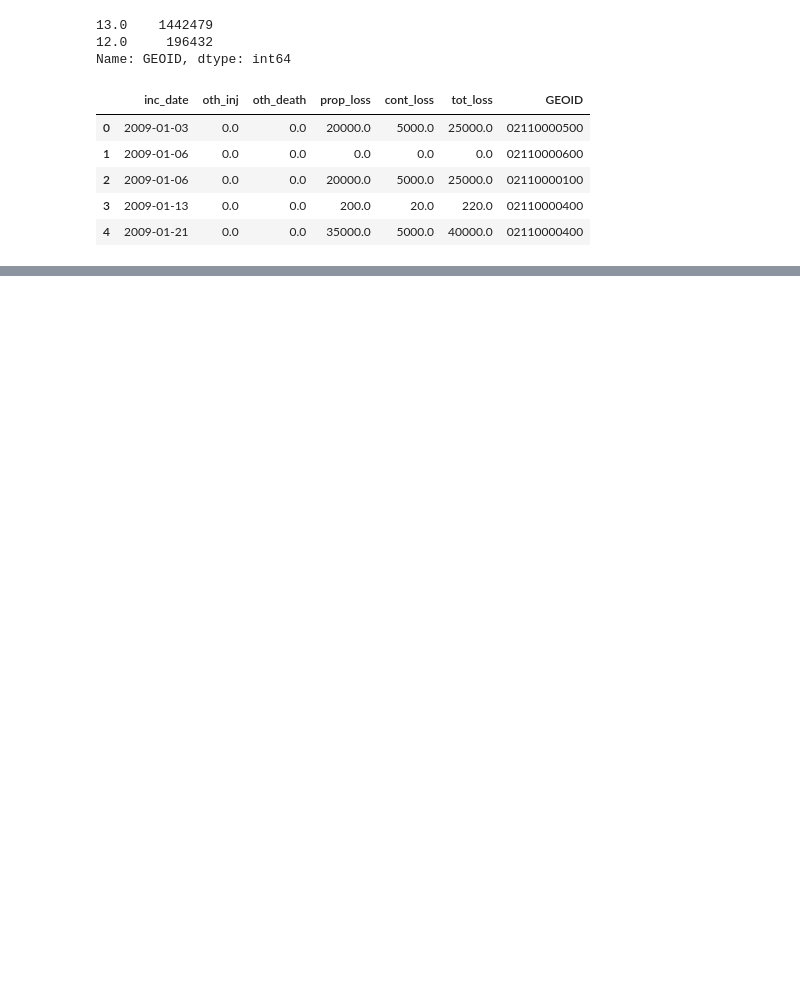
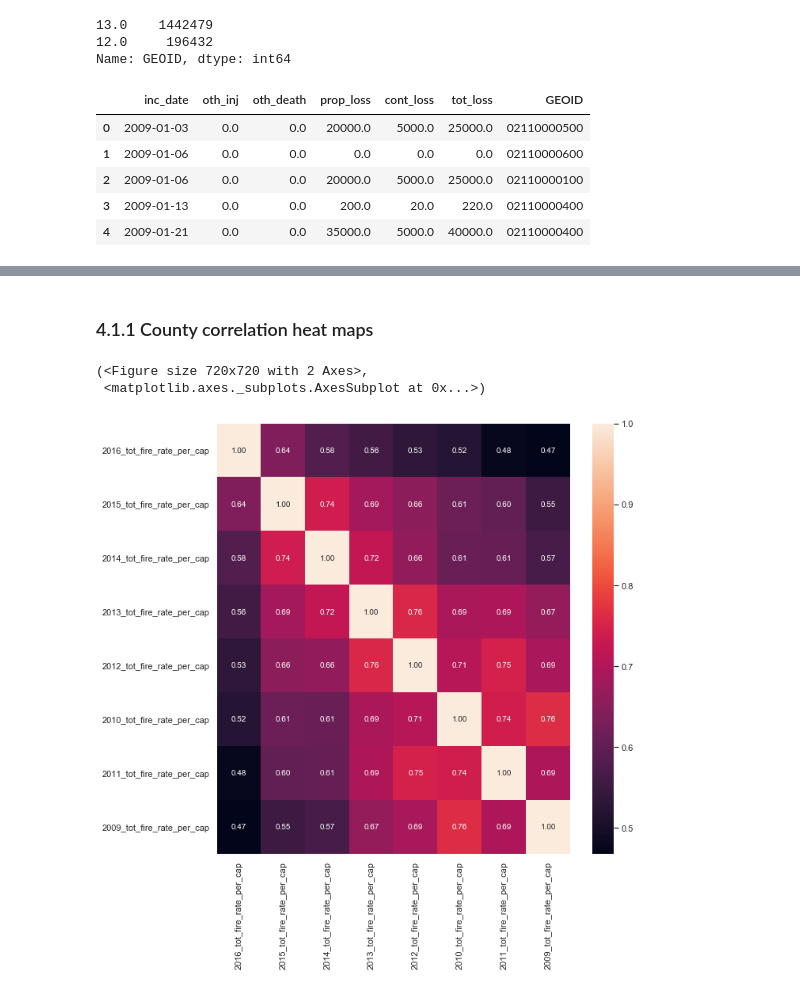
Before and after one commit to thwhitfield/red_cross, a Jupyter notebook: notebooks/a_02_nfirs_svi_data.ipynb, the cells around one changed output, grey strips where cells are left out. Cells and saved outputs as stored; diff of their text form; code cells hidden in the pictures; blank space fills up the shorter version.

```diff
--- a/notebooks/a_02_nfirs_svi_data.ipynb
+++ b/notebooks/a_02_nfirs_svi_data.ipynb
@@ -326,0 +178,42 @@ svi2016_withfires[['fire_rate_per_capita','severe_fire_rate_per_capita']].boxplo
+# %%
+# Do frequency counts based on the year & the number of severe vs non-severe fires
+nfirs_tracts = pd.crosstab(nfirs['GEOID'],[nfirs['year'],nfirs['severe_fire']])
+
+# Iterate through years and calculate the total number of fires
+for year in nfirs['year'].unique():
+    nfirs_tracts[(year,'tot_fires')] = nfirs_tracts[(year,'not_sev_fire')] + nfirs_tracts[(year,'sev_fire')]
+
+# Sort the columns
+nfirs_tracts = nfirs_tracts[sorted(nfirs_tracts.columns)]
+
+# data already aggregated by census tract, so simply select the columns to merge
+svi2016_tracts = svi2016[['FIPS','ST_ABBR','COUNTY','LOCATION','E_TOTPOP']].set_index('FIPS')
+
+# add nfirs data to svi data and insure it's a one-to-one merge
+nfirs_svi_tracts = svi2016_tracts.merge(nfirs_tracts,how='left',left_index=True,right_index=True, validate='one_to_one')
+
+nfirs_svi_tracts_rates = nfirs_svi_tracts[['ST_ABBR','COUNTY','LOCATION','E_TOTPOP']].copy()
+
+# Calculate the per capita fire rates
+for year in [2009,2010,2011,2012,2013,2014,2015,2016]:
+    nfirs_svi_tracts_rates[str(year) + '_tot_fire_rate_per_cap'] = nfirs_svi_tracts[(year,'tot_fires')] / nfirs_svi_tracts['E_TOTPOP']
+    nfirs_svi_tracts_rates[str(year) + '_sev_fire_rate_per_cap'] = nfirs_svi_tracts[(year,'sev_fire')] / nfirs_svi_tracts['E_TOTPOP']
+
+nfirs_svi_tracts_rates.index.name = 'GEOID'
+
+# create list of severe columns & total columns
+sev_cols = nfirs_svi_tracts_rates.columns[nfirs_svi_tracts_rates.columns.str.contains('sev_')]
+tot_cols = nfirs_svi_tracts_rates.columns[nfirs_svi_tracts_rates.columns.str.contains('tot_')]
+
+# calculate mean and standard deviation from 2009-2016
+nfirs_svi_tracts_rates['avg_sev_fire_rate_per_cap'] = nfirs_svi_tracts_rates[sev_cols].mean(axis=1)
+nfirs_svi_tracts_rates['std_sev_fire_rate_per_cap'] = nfirs_svi_tracts_rates[sev_cols].std(axis=1)
+nfirs_svi_tracts_rates['avg_tot_fire_rate_per_cap'] = nfirs_svi_tracts_rates[tot_cols].mean(axis=1)
+nfirs_svi_tracts_rates['std_tot_fire_rate_per_cap'] = nfirs_svi_tracts_rates[tot_cols].std(axis=1)
+
+# Rearrange columns
+first_cols = ['ST_ABBR','COUNTY','E_TOTPOP','LOCATION','avg_tot_fire_rate_per_cap','std_tot_fire_rate_per_cap',
+              'avg_sev_fire_rate_per_cap','std_sev_fire_rate_per_cap']
+cols = list(nfirs_svi_tracts_rates.columns)
+cols = first_cols + [col for col in cols if col not in first_cols]
+nfirs_svi_tracts_rates = nfirs_svi_tracts_rates[cols]
@@ -364,0 +262,8 @@ X1_test_scaled = scaler.transform(X1_test)
+# %% [markdown]
+### 4.1.1 County correlation heat maps
+# %%
+plot_correlation_matrix_heat_map(nfirs_svi_counties_rates[tot_cols],'2016_tot_fire_rate_per_cap')
+# %% [output]
+(<Figure size 720x720 with 2 Axes>,
+ <matplotlib.axes._subplots.AxesSubplot at 0x...>)
+[figure, added]
```
Also changed, not shown: parts of 69 cells of this notebook.
